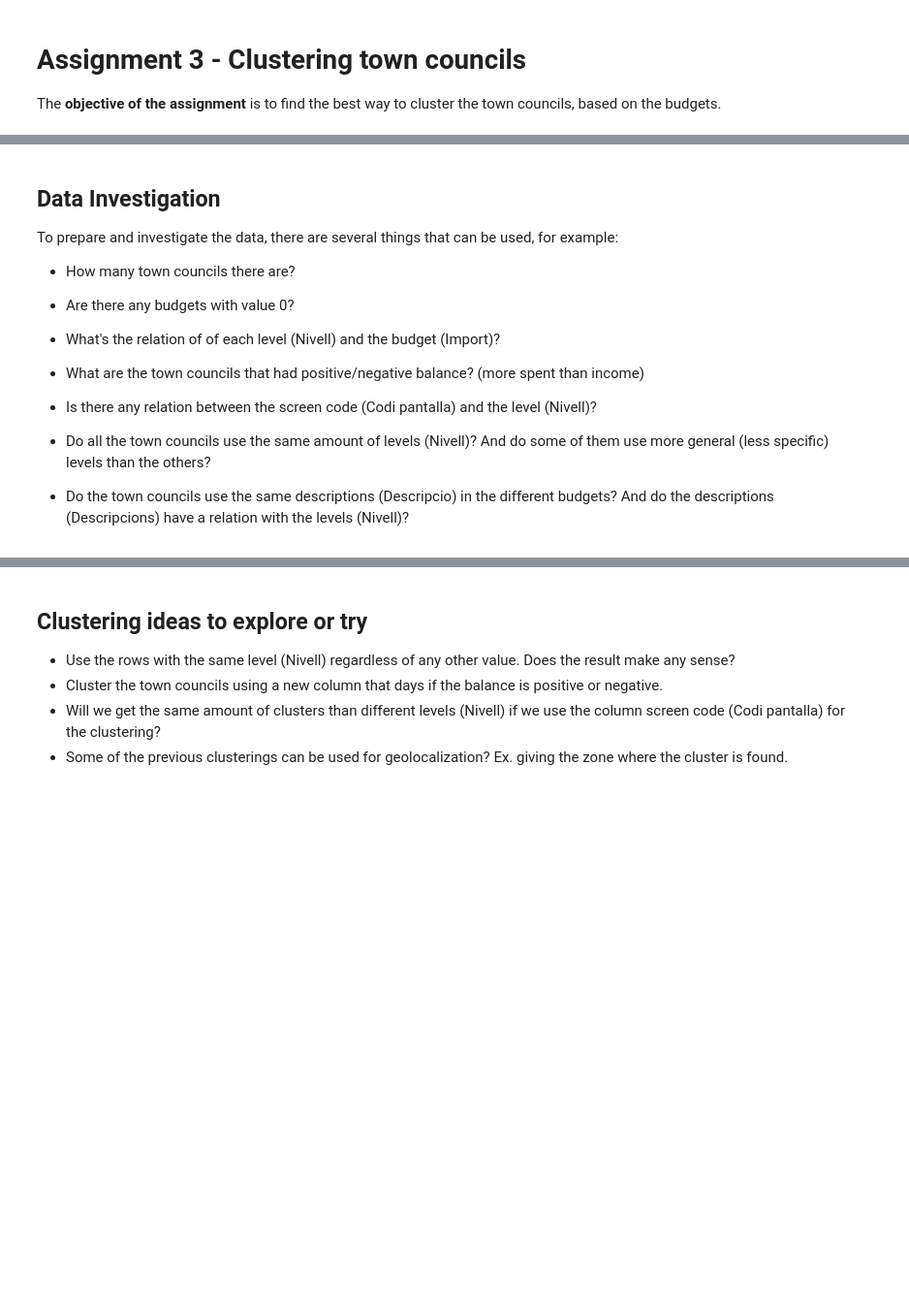
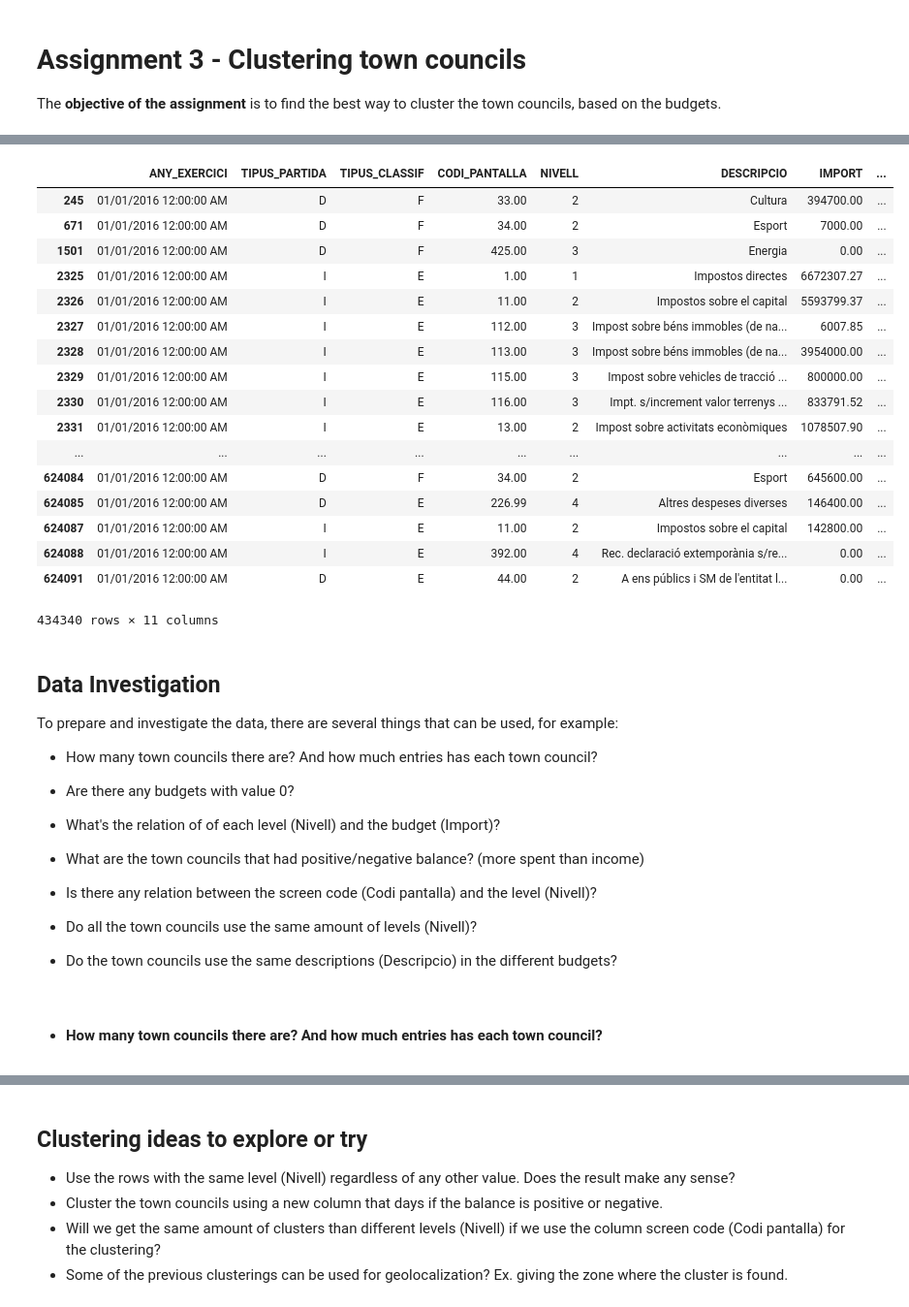
Before and after one commit to BigDataScience17-18/assignment-1-jordiadan_jordiromagosa, a Jupyter notebook: assignment_3.ipynb, the cells around one changed output, grey strips where cells are left out. Shown: that part at 97% size. Cells and saved outputs as stored; diff of their text form; code cells hidden in the pictures; blank space fills up the shorter version.

```diff
--- a/assignment_3.ipynb
+++ b/assignment_3.ipynb
@@ -5,9 +10,39 @@ The **objective of the assignment** is to find the best way to cluster the town
+# %%
+import pandas as pd
+import numpy as np
+
+def get_column_match_string(data, column, string):
+    return data[data[column].str.contains(string)]
+
+town_council_data = pd.read_csv("budgets/Pressupostos_dels_ens_municipals_de_Catalunya.csv")
+town_council_data = get_column_match_string(town_council_data, "NOM_COMPLERT", "Ajuntament")
+
+town_council_data
+# %% [output]
+|  | ANY_EXERCICI | TIPUS_PARTIDA | TIPUS_CLASSIF | CODI_PANTALLA | NIVELL | DESCRIPCIO | IMPORT | ... |
+| 245 | 01/01/2016 12:00:00 AM | D | F | 33.00 | 2 | Cultura | 394700.00 | ... |
+| 671 | 01/01/2016 12:00:00 AM | D | F | 34.00 | 2 | Esport | 7000.00 | ... |
+| 1501 | 01/01/2016 12:00:00 AM | D | F | 425.00 | 3 | Energia | 0.00 | ... |
+| 2325 | 01/01/2016 12:00:00 AM | I | E | 1.00 | 1 | Impostos directes | 6672307.27 | ... |
+| 2326 | 01/01/2016 12:00:00 AM | I | E | 11.00 | 2 | Impostos sobre el capital | 5593799.37 | ... |
+| 2327 | 01/01/2016 12:00:00 AM | I | E | 112.00 | 3 | Impost sobre béns immobles (de na... | 6007.85 | ... |
+| 2328 | 01/01/2016 12:00:00 AM | I | E | 113.00 | 3 | Impost sobre béns immobles (de na... | 3954000.00 | ... |
+| 2329 | 01/01/2016 12:00:00 AM | I | E | 115.00 | 3 | Impost sobre vehicles de tracció ... | 800000.00 | ... |
+| 2330 | 01/01/2016 12:00:00 AM | I | E | 116.00 | 3 | Impt. s/increment valor terrenys ... | 833791.52 | ... |
+| 2331 | 01/01/2016 12:00:00 AM | I | E | 13.00 | 2 | Impost sobre activitats econòmiques | 1078507.90 | ... |
+| ... | ... | ... | ... | ... | ... | ... | ... | ... |
+| 624084 | 01/01/2016 12:00:00 AM | D | F | 34.00 | 2 | Esport | 645600.00 | ... |
+| 624085 | 01/01/2016 12:00:00 AM | D | E | 226.99 | 4 | Altres despeses diverses | 146400.00 | ... |
+| 624087 | 01/01/2016 12:00:00 AM | I | E | 11.00 | 2 | Impostos sobre el capital | 142800.00 | ... |
+| 624088 | 01/01/2016 12:00:00 AM | I | E | 392.00 | 4 | Rec. declaració extemporània s/re... | 0.00 | ... |
+| 624091 | 01/01/2016 12:00:00 AM | D | E | 44.00 | 2 | A ens públics i SM de l'entitat l... | 0.00 | ... |
+434340 rows × 11 columns
 # %% [markdown]
 ## Data Investigation
 
 To prepare and investigate the data, there are several things that can be used, for example:
 
-- How many town councils there are?
+- How many town councils there are? And how much entries has each town council?
 
 - Are there any budgets with value 0?
 
@@ -17,6 +52,8 @@ To prepare and investigate the data, there are several things that can be used,
 
 - Is there any relation between the screen code (Codi pantalla) and the level (Nivell)?
 
-- Do all the town councils use the same amount of levels (Nivell)? And do some of them use more general (less specific) levels than the others?
+- Do all the town councils use the same amount of levels (Nivell)?
 
-- Do the town councils use the same descriptions (Descripcio) in the different budgets? And do the descriptions (Descripcions) have a relation with the levels (Nivell)?
+- Do the town councils use the same descriptions (Descripcio) in the different budgets?
+# %% [markdown]
+- #### How many town councils there are? And how much entries has each town council?
```
Also changed, not shown: parts of 20 cells of this notebook.
